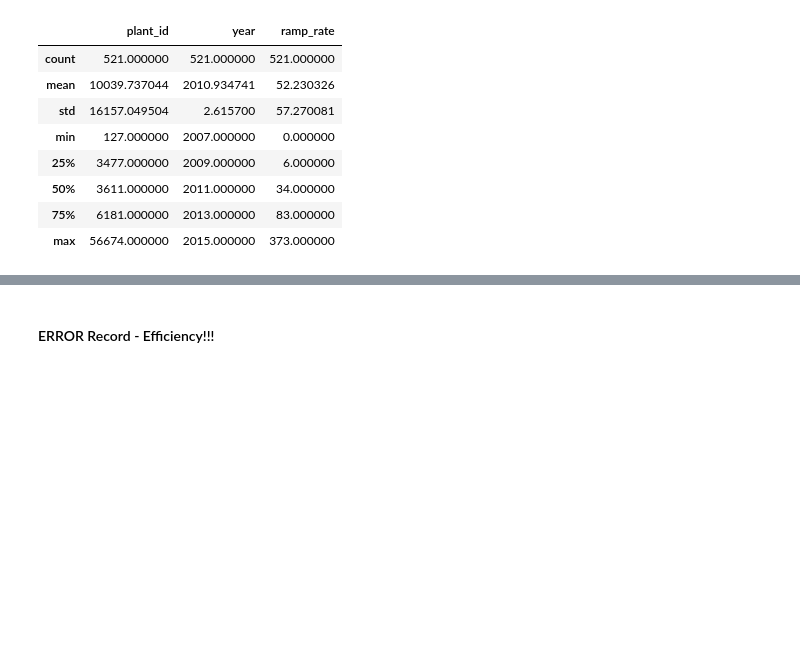
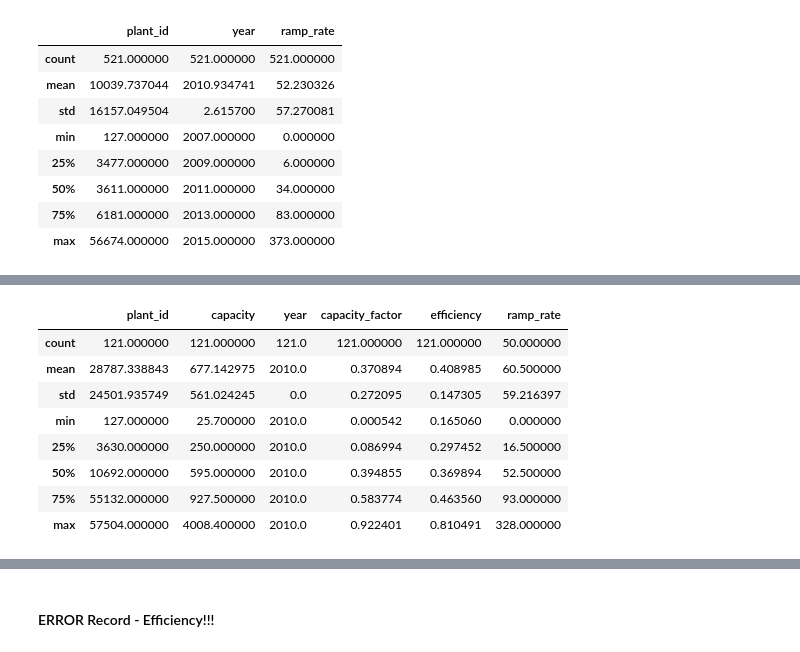
Before and after one commit to gschivley/ERCOT_power, a Jupyter notebook: Raw Data/Merging EPA and EIA.ipynb, the cells around one changed output, grey strips where cells are left out. Cells and saved outputs as stored; diff of their text form; code cells hidden in the pictures; blank space fills up the shorter version.

```diff
--- a/Raw Data/Merging EPA and EIA.ipynb
+++ b/Raw Data/Merging EPA and EIA.ipynb
@@ -657,0 +655,13 @@ clusterDict[2010].head()
+# %%
+# Check plants larger than 25MW, which is the lower limit for EPA
+clusterDict[2010][clusterDict[2010].capacity >=25].describe()
+# %% [output]
+|  | plant_id | capacity | year | capacity_factor | efficiency | ramp_rate |
+| count | 121.000000 | 121.000000 | 121.0 | 121.000000 | 121.000000 | 50.000000 |
+| mean | 28787.338843 | 677.142975 | 2010.0 | 0.370894 | 0.408985 | 60.500000 |
+| std | 24501.935749 | 561.024245 | 0.0 | 0.272095 | 0.147305 | 59.216397 |
+| min | 127.000000 | 25.700000 | 2010.0 | 0.000542 | 0.165060 | 0.000000 |
+| 25% | 3630.000000 | 250.000000 | 2010.0 | 0.086994 | 0.297452 | 16.500000 |
+| 50% | 10692.000000 | 595.000000 | 2010.0 | 0.394855 | 0.369894 | 52.500000 |
+| 75% | 55132.000000 | 927.500000 | 2010.0 | 0.583774 | 0.463560 | 93.000000 |
+| max | 57504.000000 | 4008.400000 | 2010.0 | 0.922401 | 0.810491 | 328.000000 |
```
Also changed, not shown: parts of 11 cells of this notebook, 1 other file.
